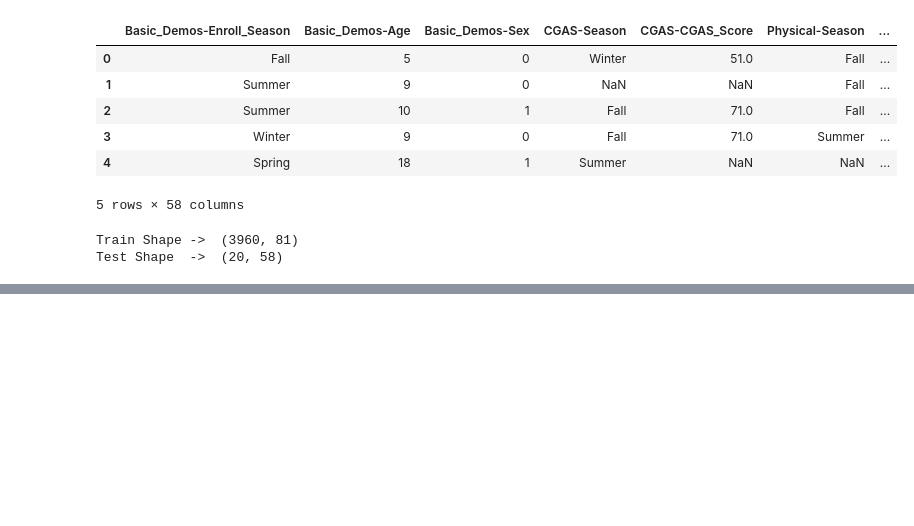
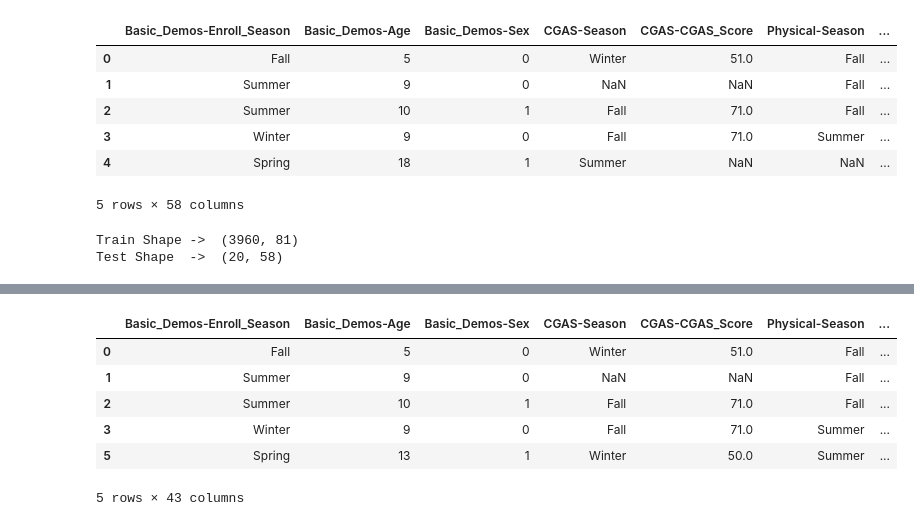
Before and after one commit to Assz2/DWM, a Jupyter notebook: data_cleaning_v5.ipynb, the cells around one changed output, grey strips where cells are left out. Drawn from its saved outputs; the diff is of its cells as text; code cells hidden in the pictures; blank space fills up the shorter version.

```diff
--- a/data_cleaning_v5.ipynb
+++ b/data_cleaning_v5.ipynb
@@ -101,0 +128,12 @@ Test Shape  ->  (20, 58)
+# %%
+#drop features with high percentage of missing values
+
+def drop_columns(df, threshold):
+    minimum_non_NaN = len(df) * threshold
+    dropped_columns = df.columns[df.isnull().sum() > (len(df) - minimum_non_NaN)].tolist()
+    new_df = df.drop(columns=dropped_columns)
+
+    return new_df, dropped_columns
+# %%
+X_train, dropped_features = drop_columns(X_train, 0.4)
+print("Dropped Features are:", len(dropped_features), " -> ", dropped_features)
@@ -101,0 +175,24 @@ Test Shape  ->  (20, 58)
+# %%
+# merge the FGC-Attr and the FGC-Attr_Zone features
+def merge_fgc(train):
+    FGC_features = [col for col in train.columns if 'FGC' in col]
+    if 'FGC-Season' in FGC_features:
+        FGC_features.remove('FGC-Season')
+    removed_features = 0
+    zone_features_to_drop = []
+
+    for feature in FGC_features:
+        zone_feature = feature + '_Zone'
+
+        if zone_feature in train.columns:
+            print(f'Feature: {feature} - Zone: {zone_feature}')
+            train[feature] = train[feature] + (train[zone_feature] * 0.1)
+            zone_features_to_drop.append(zone_feature)
+            removed_features += 1
+    train = train.drop(zone_features_to_drop, axis=1)
+    return train, removed_features
+# %%
+X_merged_fgc = merge_fgc(X_train)
+X_train, removed_features = X_merged_fgc
+X_train.info()
+print("Removed Features -> ", removed_features)
@@ -101,0 +217,10 @@ Test Shape  ->  (20, 58)
+# %%
+X_train.head()
+# %% [output]
+|  | Basic_Demos-Enroll_Season | Basic_Demos-Age | Basic_Demos-Sex | CGAS-Season | CGAS-CGAS_Score | Physical-Season | ... |
+| 0 | Fall | 5 | 0 | Winter | 51.0 | Fall | ... |
+| 1 | Summer | 9 | 0 | NaN | NaN | Fall | ... |
+| 2 | Summer | 10 | 1 | Fall | 71.0 | Fall | ... |
+| 3 | Winter | 9 | 0 | Fall | 71.0 | Summer | ... |
+| 5 | Spring | 13 | 1 | Winter | 50.0 | Summer | ... |
+5 rows × 43 columns
```
Also changed, not shown: parts of 10 cells of this notebook.
